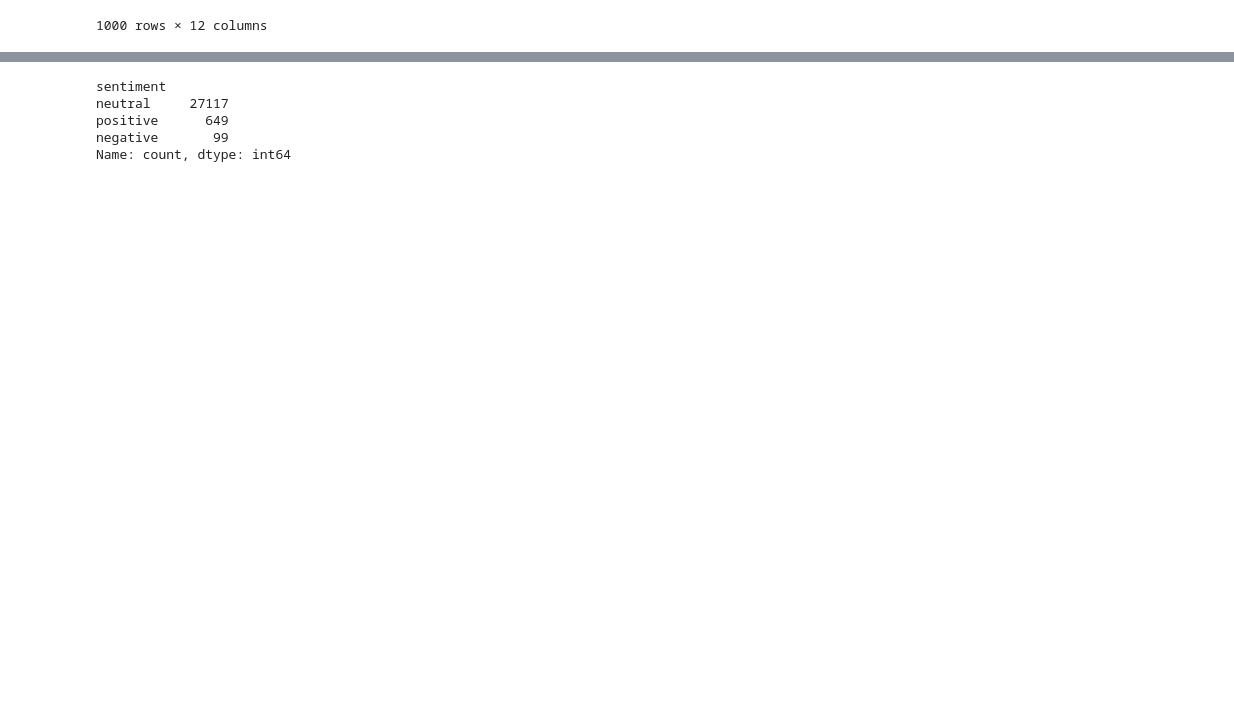
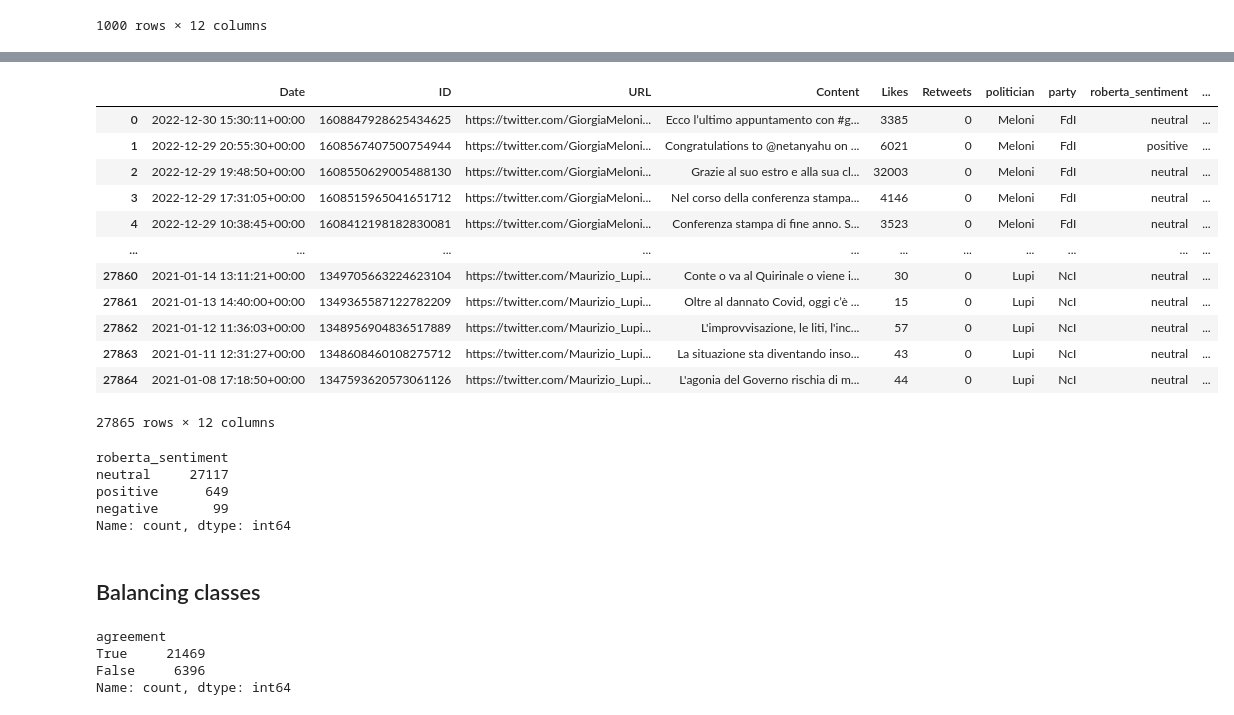
Before and after one commit to beatricecitterio/nlp-project, a Jupyter notebook: sentiment.ipynb, the cells around one changed output, grey strips where cells are left out. Drawn from its saved outputs; the diff is of its cells as text; code cells hidden in the pictures; blank space fills up the shorter version.

```diff
--- a/sentiment.ipynb
+++ b/sentiment.ipynb
@@ -141,6 +145,3 @@ result_df
 | 27863 | neutral | 0.224726 | 0.724392 | 0.050883 |
 | 27864 | neutral | 0.178786 | 0.775108 | 0.046107 |
 27865 rows × 4 columns
-# %%
-politicians = politicians.join(result_df)
-politicians
@@ -160,0 +148,17 @@ politicians
+# %%
+politicians_roberta = politicians.join(roberta_df)
+politicians_roberta
+# %% [output]
+|  | Date | ID | URL | Content | Likes | Retweets | politician | party | roberta_sentiment | ... |
+| 0 | 2022-12-30 15:30:11+00:00 | 1608847928625434625 | https://twitter.com/GiorgiaMeloni... | Ecco l’ultimo appuntamento con #g... | 3385 | 0 | Meloni | FdI | neutral | ... |
+| 1 | 2022-12-29 20:55:30+00:00 | 1608567407500754944 | https://twitter.com/GiorgiaMeloni... | Congratulations to @netanyahu on ... | 6021 | 0 | Meloni | FdI | positive | ... |
+| 2 | 2022-12-29 19:48:50+00:00 | 1608550629005488130 | https://twitter.com/GiorgiaMeloni... | Grazie al suo estro e alla sua cl... | 32003 | 0 | Meloni | FdI | neutral | ... |
+| 3 | 2022-12-29 17:31:05+00:00 | 1608515965041651712 | https://twitter.com/GiorgiaMeloni... | Nel corso della conferenza stampa... | 4146 | 0 | Meloni | FdI | neutral | ... |
+| 4 | 2022-12-29 10:38:45+00:00 | 1608412198182830081 | https://twitter.com/GiorgiaMeloni... | Conferenza stampa di fine anno. S... | 3523 | 0 | Meloni | FdI | neutral | ... |
+| ... | ... | ... | ... | ... | ... | ... | ... | ... | ... | ... |
+| 27860 | 2021-01-14 13:11:21+00:00 | 1349705663224623104 | https://twitter.com/Maurizio_Lupi... | Conte o va al Quirinale o viene i... | 30 | 0 | Lupi | NcI | neutral | ... |
+| 27861 | 2021-01-13 14:40:00+00:00 | 1349365587122782209 | https://twitter.com/Maurizio_Lupi... | Oltre al dannato Covid, oggi c’è ... | 15 | 0 | Lupi | NcI | neutral | ... |
+| 27862 | 2021-01-12 11:36:03+00:00 | 1348956904836517889 | https://twitter.com/Maurizio_Lupi... | L'improvvisazione, le liti, l'inc... | 57 | 0 | Lupi | NcI | neutral | ... |
+| 27863 | 2021-01-11 12:31:27+00:00 | 1348608460108275712 | https://twitter.com/Maurizio_Lupi... | La situazione sta diventando inso... | 43 | 0 | Lupi | NcI | neutral | ... |
+| 27864 | 2021-01-08 17:18:50+00:00 | 1347593620573061126 | https://twitter.com/Maurizio_Lupi... | L'agonia del Governo rischia di m... | 44 | 0 | Lupi | NcI | neutral | ... |
+27865 rows × 12 columns
@@ -161,9 +168,9 @@ politicians
 # %%
 # count the number of tweets for each sentiment
-sentiment_counts = politicians['sentiment'].value_counts()
-sentiment_counts
+roberta_counts = politicians['roberta_sentiment'].value_counts()
+roberta_counts
 # %% [output]
-sentiment
+roberta_sentiment
 neutral     27117
 positive      649
 negative       99
@@ -170,0 +180,12 @@ Name: count, dtype: int64
+# %% [markdown]
+## Balancing classes
+# %%
+# check agreement between the two methods
+agreement_df = politicians[['roberta_sentiment', 'vader_sentiment']].copy()
+agreement_df['agreement'] = agreement_df['roberta_sentiment'] == agreement_df['vader_sentiment']
+agreement_df['agreement'].value_counts()
+# %% [output]
+agreement
+True     21469
+False     6396
+Name: count, dtype: int64
```
Also changed, not shown: parts of 40 cells of this notebook, 1 other file.
